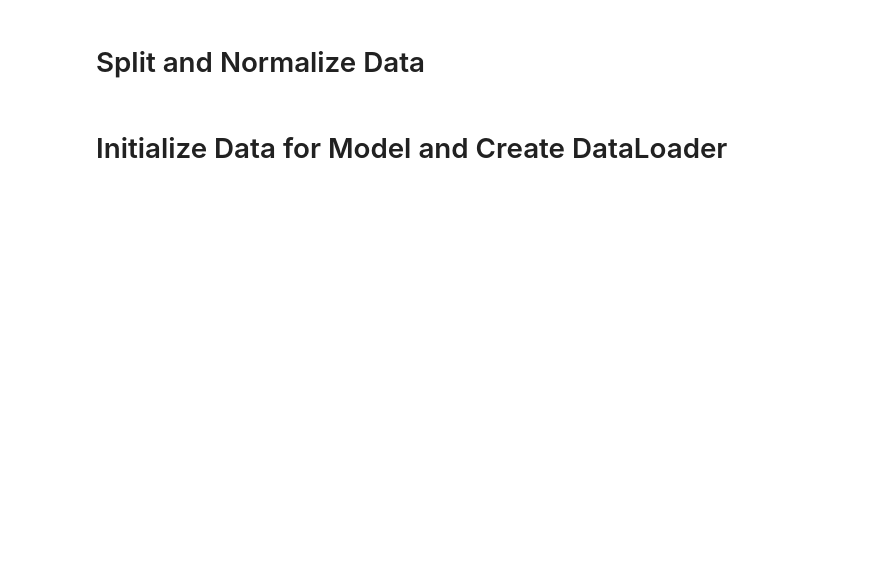
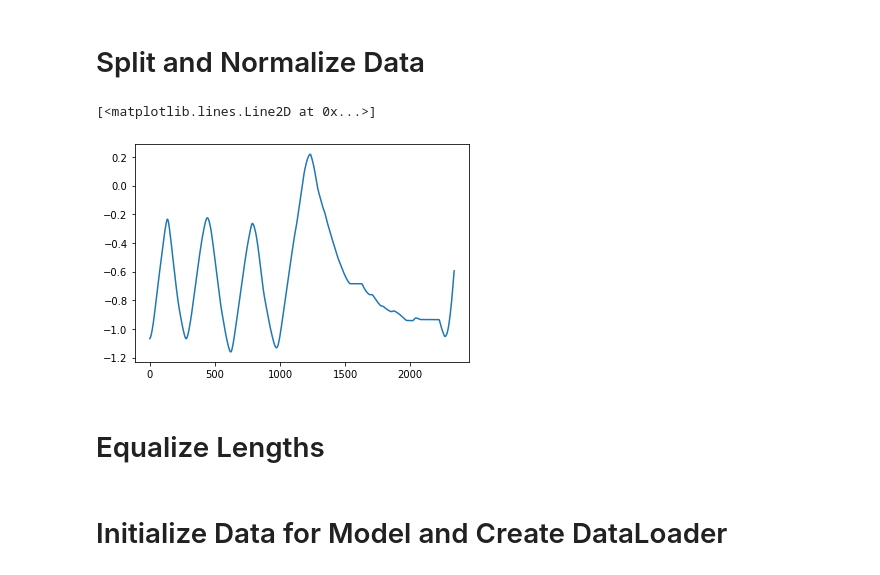
Before and after one commit to emrainer/MotionTracePrediction, a Jupyter notebook: src/exp_EqualTraceLengths.ipynb, the cells around one changed output. Saved outputs shown, nothing was run; the diff lists cells and outputs as text; code cells hidden in the pictures; blank space fills up the shorter version.

```diff
--- a/src/exp_EqualTraceLengths.ipynb
+++ b/src/exp_EqualTraceLengths.ipynb
@@ -92,15 +88,20 @@ x_train, x_val, y_train, y_val = train_test_split(x_train, y_train, test_size=0.
-# %%
-# Change type of each row from np.array to list to put into scaler
-x_train = np.array([list(row[::3]) for row in x_train])
-x_val = np.array([list(row[::3]) for row in x_val])
-x_test = np.array([list(row[::3]) for row in x_test])
-
-y_train = np.array(y_train)
-y_val = np.array(y_val)
-y_test = np.array(y_test)
-# %%
-scaler = StandardScaler() # creates the scaler
-scaler.fit(x_train)
-x_train = scaler.transform(x_train)
-x_val = scaler.transform(x_val)
-x_test = scaler.transform(x_test)
+# %%
+def normalize(x_train, x_val):
+    u = np.mean([item for sublist in x_train for item in sublist])
+    std = np.std([item for sublist in x_train for item in sublist])
+
+    train = []
+    for row in x_train:
+        normalized_row = []
+        for x in row:
+            normalized_row.append((x-u)/std)
+        train.append(normalized_row)
+
+    val = []
+    for row in x_val:
+        normalized_row = []
+        for x in row:
+            normalized_row.append((x-u)/std)
+        val.append(normalized_row)
+
+    return train, val
@@ -106,0 +110,9 @@ x_test = scaler.transform(x_test)
+# %%
+x_train2, x_test2 = normalize(x_train, x_test)
+# %%
+plt.plot(x_train2[0])
+# %% [output]
+[<matplotlib.lines.Line2D at 0x...>]
+[figure, added]
+# %% [markdown]
+# Equalize Lengths
```
Also changed, not shown: parts of 34 cells of this notebook.
